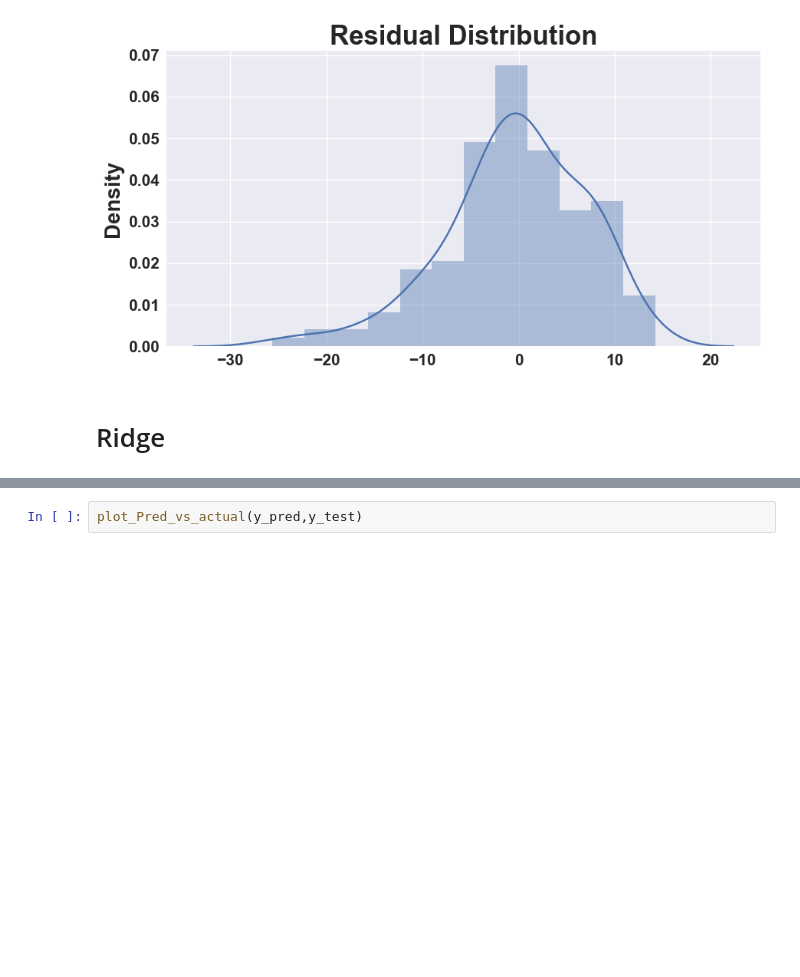
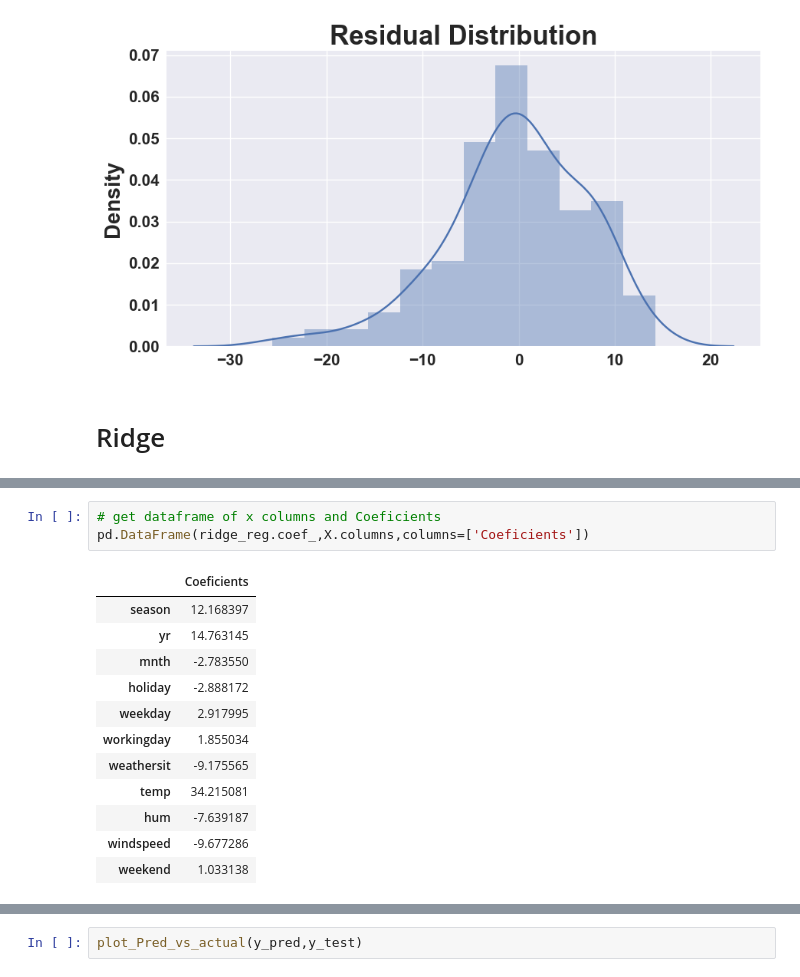
Before and after one commit to springboardmentor29803v-cpu/RideWise-Predicting-Bike-sharing-Demand, a Jupyter notebook: Modeling/Lasso,Ridge_and_Elastic_Net.ipynb, the cells around one changed output, grey strips where cells are left out. Cells and saved outputs as stored; diff of their text form; blank space fills up the shorter version.

```diff
--- a/Modeling/Lasso,Ridge_and_Elastic_Net.ipynb
+++ b/Modeling/Lasso,Ridge_and_Elastic_Net.ipynb
@@ -362,0 +326,16 @@ R2  : 0.8096526258737565
+# %%
+# get dataframe of x columns and Coeficients
+pd.DataFrame(ridge_reg.coef_,X.columns,columns=['Coeficients'])
+# %% [output]
+|  | Coeficients |
+| season | 12.168397 |
+| yr | 14.763145 |
+| mnth | -2.783550 |
+| holiday | -2.888172 |
+| weekday | 2.917995 |
+| workingday | 1.855034 |
+| weathersit | -9.175565 |
+| temp | 34.215081 |
+| hum | -7.639187 |
+| windspeed | -9.677286 |
+| weekend | 1.033138 |
```
Also changed, not shown: parts of 21 cells of this notebook, 17 other files.
